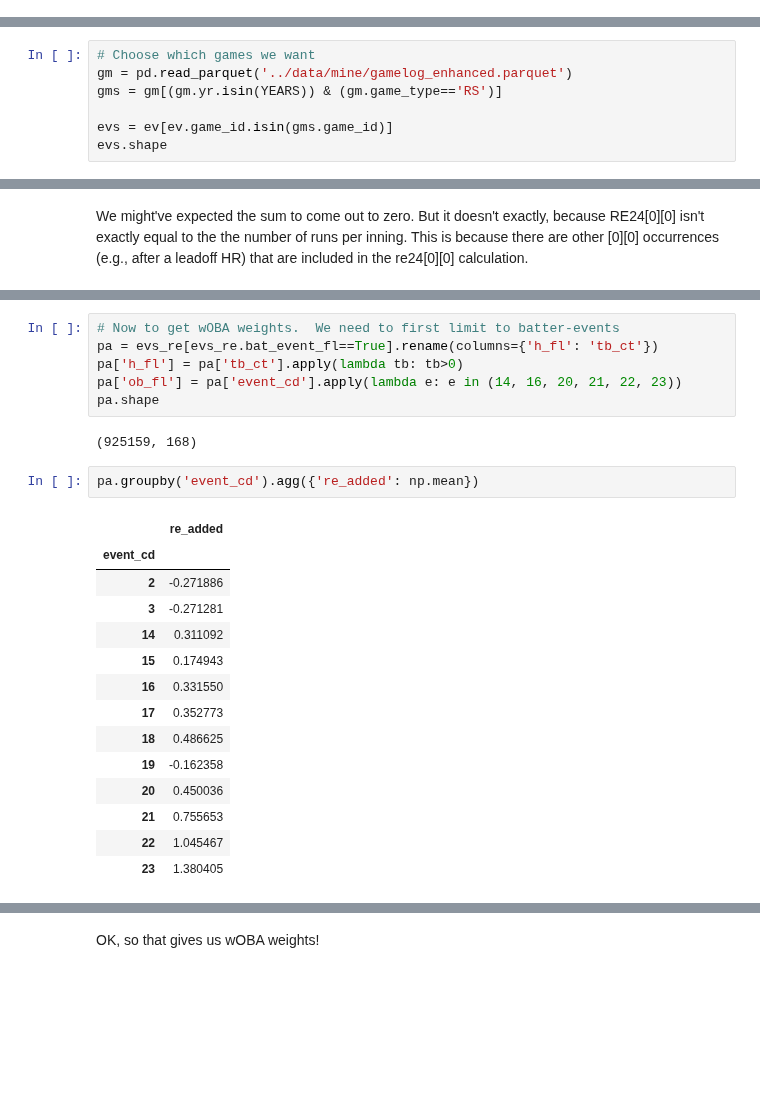
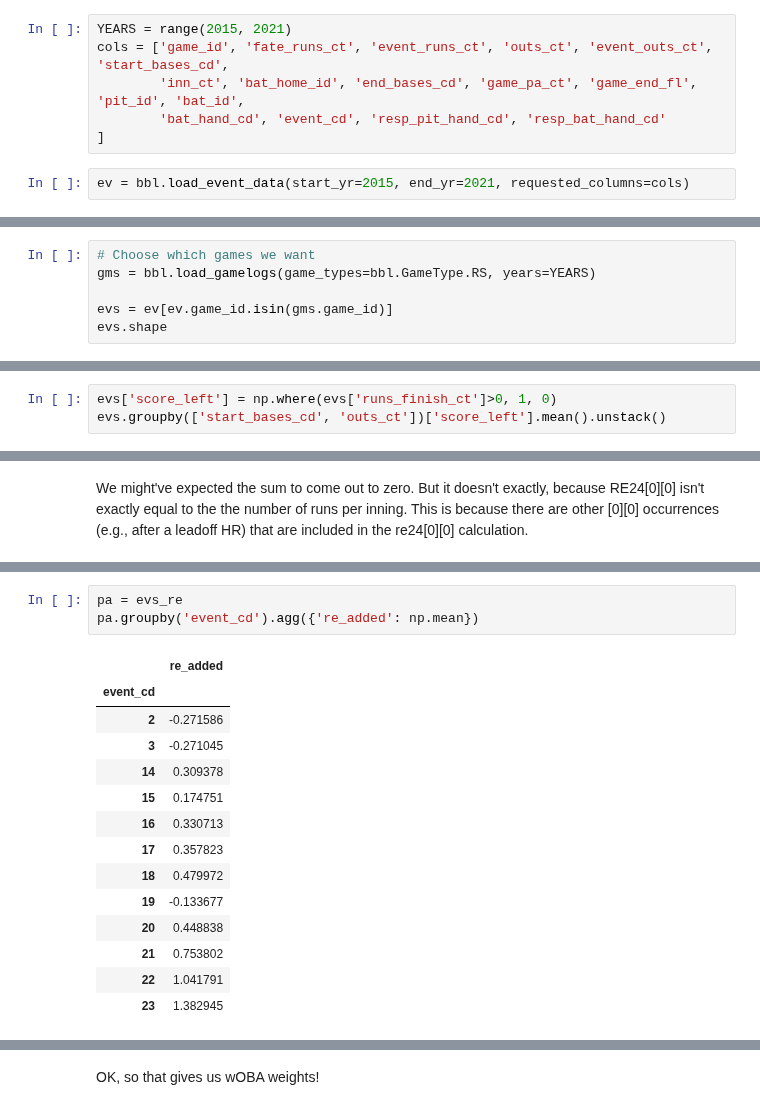
Before and after one commit to sdvinay/baseball_sql, a Jupyter notebook: pandas/RE24 and LWTS run values.ipynb, the cells around one changed output, grey strips where cells are left out. Drawn from its saved outputs; the diff is of its cells as text; blank space fills up the shorter version.

```diff
--- a/pandas/RE24 and LWTS run values.ipynb
+++ b/pandas/RE24 and LWTS run values.ipynb
@@ -23,0 +21,8 @@ ev = pd.read_parquet('../data/retro/event.parquet')
+# %%
+YEARS = range(2015, 2021)
+cols = ['game_id', 'fate_runs_ct', 'event_runs_ct', 'outs_ct', 'event_outs_ct', 'start_bases_cd',
+        'inn_ct', 'bat_home_id', 'end_bases_cd', 'game_pa_ct', 'game_end_fl', 'pit_id', 'bat_id',
+        'bat_hand_cd', 'event_cd', 'resp_pit_hand_cd', 'resp_bat_hand_cd'
+]
+# %%
+ev = bbl.load_event_data(start_yr=2015, end_yr=2021, requested_columns=cols)
@@ -27,8 +41,7 @@ ev['runs_finish_ct']=ev.fate_runs_ct+ev.event_runs_ct #total runs in remainder o
 ev['end_outs_ct']=ev.outs_ct+ev.event_outs_ct # outs at end of event
 # %%
 # Choose which games we want
-gm = pd.read_parquet('../data/mine/gamelog_enhanced.parquet')
-gms = gm[(gm.yr.isin(YEARS)) & (gm.game_type=='RS')]
+gms = bbl.load_gamelogs(game_types=bbl.GameType.RS, years=YEARS)
 
 evs = ev[ev.game_id.isin(gms.game_id)]
 evs.shape
@@ -60,0 +98,3 @@ dtype: float64
+# %%
+evs['score_left'] = np.where(evs['runs_finish_ct']>0, 1, 0)
+evs.groupby(['start_bases_cd', 'outs_ct'])['score_left'].mean().unstack()
@@ -216,28 +269,21 @@ evs_re.groupby('bat_id')[['re_added', 'event_re']].sum().sort_values(by='re_adde
-# %%
-# Now to get wOBA weights.  We need to first limit to batter-events
-pa = evs_re[evs_re.bat_event_fl==True].rename(columns={'h_fl': 'tb_ct'})
-pa['h_fl'] = pa['tb_ct'].apply(lambda tb: tb>0)
-pa['ob_fl'] = pa['event_cd'].apply(lambda e: e in (14, 16, 20, 21, 22, 23))
-pa.shape
-# %% [output]
-(925159, 168)
 # %%
+pa = evs_re
 pa.groupby('event_cd').agg({'re_added': np.mean})
 # %% [output]
 |  | re_added |
 | event_cd |  |
-| 2 | -0.271886 |
-| 3 | -0.271281 |
-| 14 | 0.311092 |
-| 15 | 0.174943 |
-| 16 | 0.331550 |
-| 17 | 0.352773 |
-| 18 | 0.486625 |
-| 19 | -0.162358 |
-| 20 | 0.450036 |
-| 21 | 0.755653 |
-| 22 | 1.045467 |
-| 23 | 1.380405 |
+| 2 | -0.271586 |
+| 3 | -0.271045 |
+| 14 | 0.309378 |
+| 15 | 0.174751 |
+| 16 | 0.330713 |
+| 17 | 0.357823 |
+| 18 | 0.479972 |
+| 19 | -0.133677 |
+| 20 | 0.448838 |
+| 21 | 0.753802 |
+| 22 | 1.041791 |
+| 23 | 1.382945 |
 # %%
 # We'll start simple: consider only uBB, HBP, 1B, 2B, 3B, HR; ignore IBB and Interference; everything else is an "out"
 
```
Also changed, not shown: parts of 52 cells of this notebook.
